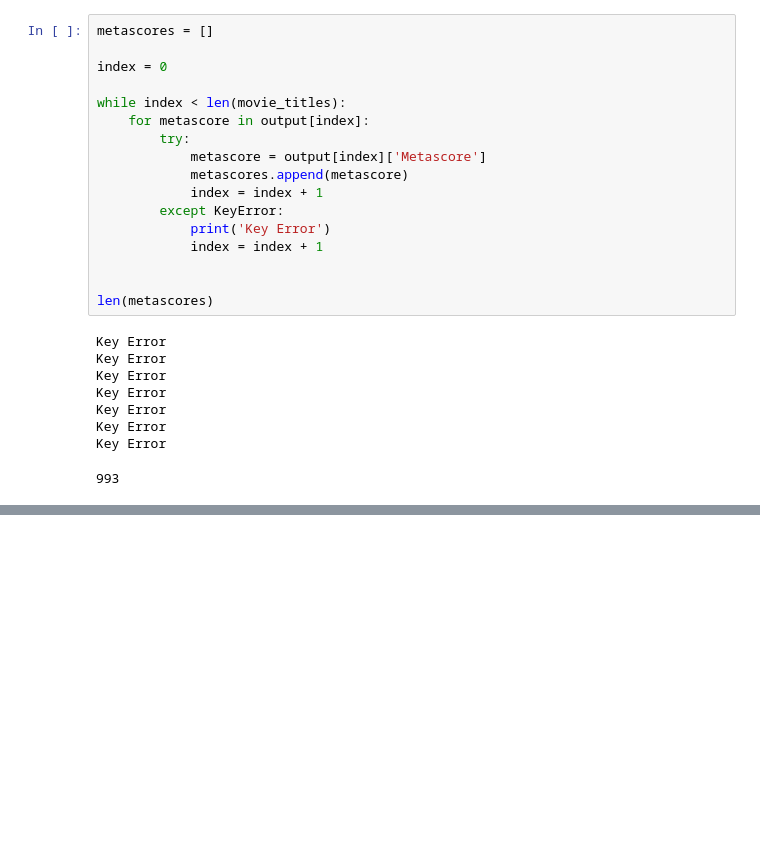
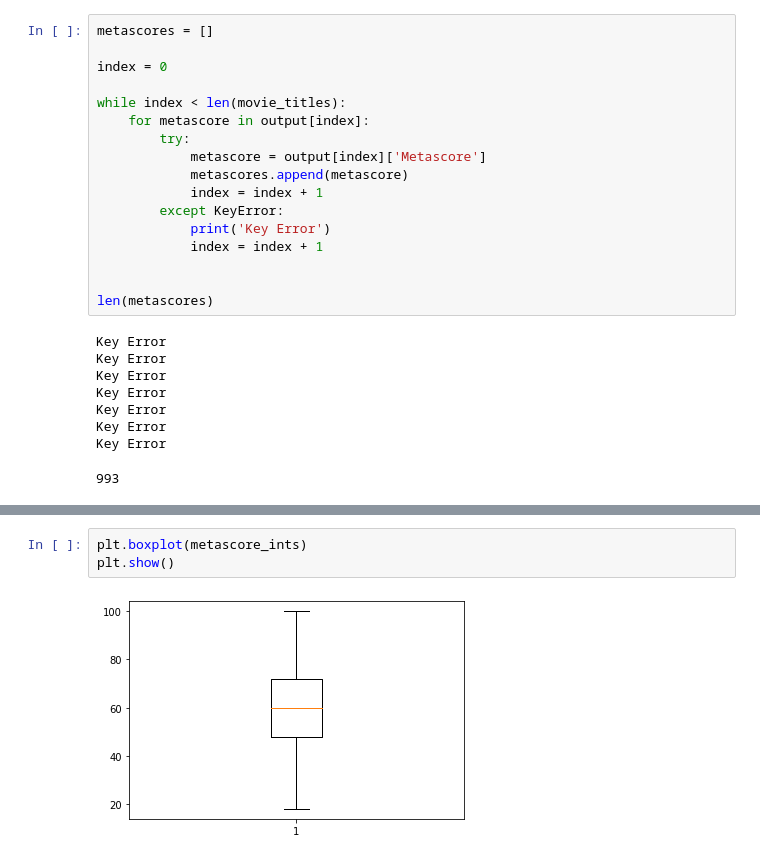
Before and after one commit to TJL30308/sturdy-waddle, a Jupyter notebook: OMDB_API.ipynb, the cells around one changed output, grey strips where cells are left out. Cells and saved outputs as stored; diff of their text form; blank space fills up the shorter version.

```diff
--- a/OMDB_API.ipynb
+++ b/OMDB_API.ipynb
@@ -121,0 +152,5 @@ plt.show()
+# %%
+plt.boxplot(metascore_ints)
+plt.show()
+# %% [output]
+[figure, added]
```
Also changed, not shown: parts of 4 cells of this notebook.
